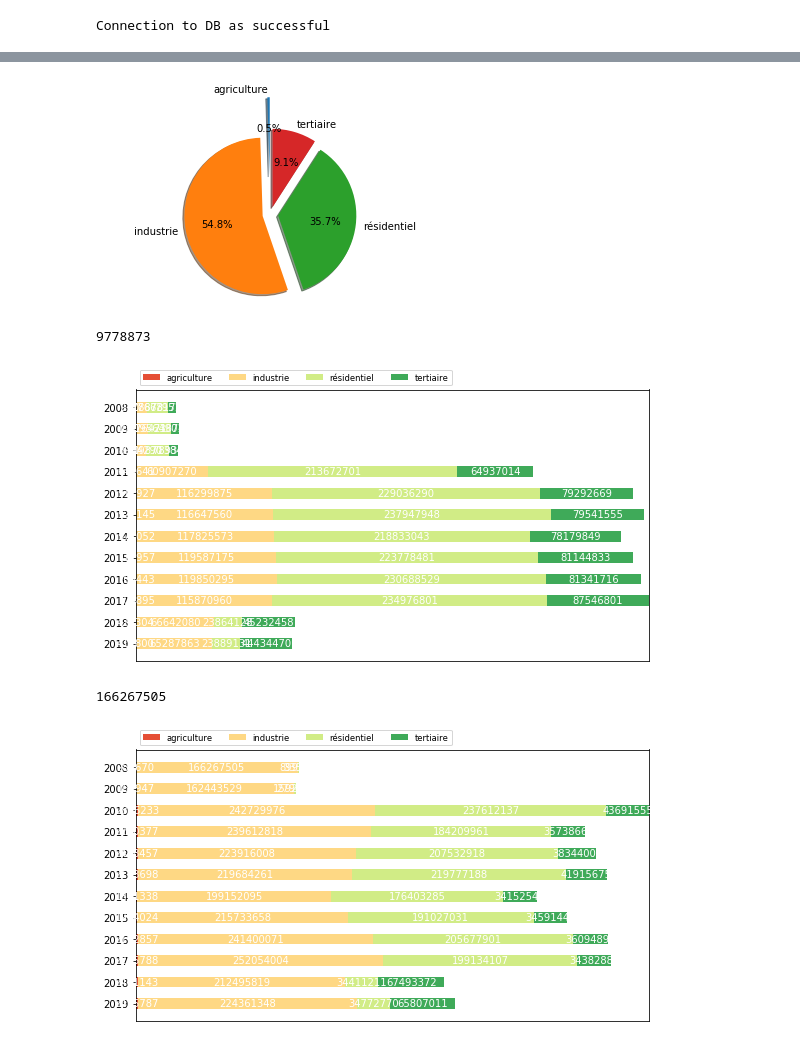
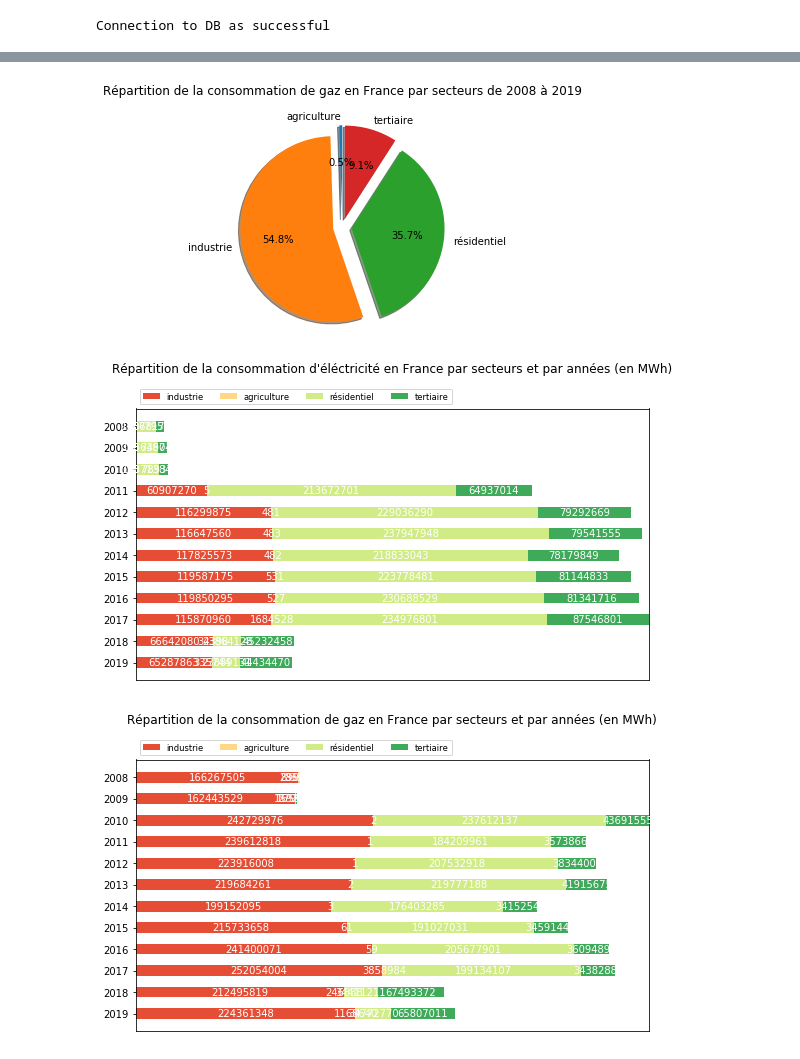
Before and after one commit to Adriengith/ad_final_energie, a Jupyter notebook: jupyter.ipynb, the cells around one changed output, grey strips where cells are left out. Drawn from its saved outputs; the diff is of its cells as text; code cells hidden in the pictures.

```diff
--- a/jupyter.ipynb
+++ b/jupyter.ipynb
@@ -60,17 +60,18 @@ def create_connection(db_name, db_user, db_password, db_host, db_port):
         print(f"The error '{e}' as occured")
     return connection
 
-connection = create_connection("energies","postgres","postgres","localhost","5432")
+#connection = create_connection("energies","postgres","postgres","localhost","5432")
+connection = create_connection("d3pvs2os3gslub","bwrohjwhdhrmwi","7329cb14386e5a1496ce48df179b55186810b88e7d2d3156d97d64a01a83297d","ec2-54-220-229-215.eu-west-1.compute.amazonaws.com","5432")
 # %% [output]
 Connection to DB as successful
 # %%
-with connection.cursor() as cursor:
-    cursor.execute("""select deliveries.id, energies.energy, operators.operator, deliveries.date, territories.territory, sectors.sector, deliveries.conso, deliveries.address, cities.city
-                    FROM deliveries
-                    INNER JOIN energies ON energies.id = deliveries.energy_id
-                    INNER JOIN operators ON operators.id = deliveries.operator_id
-                    INNER JOIN territories ON territories.id = deliveries.territory_id
-                    INNER JOIN sectors ON sectors.id = deliveries.sector_id
-                    INNER JOIN cities ON cities.id = deliveries.city_id;""")
-    fetchall = cursor.fetchall()
-    print(len(fetchall))
+# with connection.cursor() as cursor:
+#     cursor.execute("""select deliveries.id, energies.energy, operators.operator, deliveries.date, territories.territory, sectors.sector, deliveries.conso, deliveries.address, cities.city
+#                     FROM deliveries
+#                     INNER JOIN energies ON energies.id = deliveries.energy_id
+#                     INNER JOIN operators ON operators.id = deliveries.operator_id
+#                     INNER JOIN territories ON territories.id = deliveries.territory_id
+#                     INNER JOIN sectors ON sectors.id = deliveries.sector_id
+#                     INNER JOIN cities ON cities.id = deliveries.city_id;""")
+#     fetchall = cursor.fetchall()
+#     print(len(fetchall))
@@ -129,9 +122,9 @@ fig, ax = plt.subplots()
 ax.stackplot(year, population_by_continent.values(),
              labels=population_by_continent.keys())
 ax.legend(loc='upper left')
-#ax.set_title('World population')
+ax.set_title("Consommation d'électricité et de gaz en France par années\n")
 ax.set_xlabel('Années')
-ax.set_ylabel('Dizaines de milions de MWh')
+ax.set_ylabel('Centaines de milions de MWh')
 
 plt.show()
 # %% [output]
@@ -179,17 +173,17 @@ with connection.cursor() as cursor:
 
 # Pie chart, where the slices will be ordered and plotted counter-clockwise:
 labels = 'agriculture', 'industrie', 'résidentiel', 'tertiaire'
-sizes = [fetchall[1][1], fetchall[2][1], fetchall[3][1], fetchall[4][1]]
-explode = (0.5, 0.1, 0.1, 0.1)  # only "explode" the 2nd slice (i.e. 'Hogs')
+sizes = [fetchall[0][1], fetchall[1][1], fetchall[3][1], fetchall[4][1]]
+explode = (0.1, 0.1, 0.1, 0.1)  # only "explode" the 2nd slice (i.e. 'Hogs')
 
 fig1, ax1 = plt.subplots()
 ax1.pie(sizes, explode=explode, labels=labels, autopct='%1.1f%%',
         shadow=True, startangle=90)
 ax1.axis('equal')  # Equal aspect ratio ensures that pie is drawn as a circle.
-
+ax1.set_title("Répartition de la consommation de gaz en France par secteurs de 2008 à 2019\n")
 plt.show()
 # %% [output]
-[figure, old version]
+[figure, new version]
 # %%
 #TOTAL CONSO ELEC PAR SECTEUR ET ANNEE
 
@@ -205,7 +199,7 @@ with connection.cursor() as cursor:
 
 
 
-category_names = ['agriculture', 'industrie',
+category_names = ['industrie', 'agriculture',
                   'résidentiel', 'tertiaire']
 results = {
     '2008': [0, fetchall[1][2], fetchall[2][2], fetchall[3][2]],
@@ -259,15 +253,14 @@ def survey(results, category_names):
                     color=text_color)
     ax.legend(ncol=len(category_names), bbox_to_anchor=(0, 1),
               loc='lower left', fontsize='small')
-
+    ax.set_title("Répartition de la consommation d'éléctricité en France par secteurs et par années (en MWh)\n\n")
     return fig, ax
 
-
+#print("R")
 survey(results, category_names)
 plt.show()
 # %% [output]
-9778873
-[figure, old version]
+[figure, new version]
 # %%
 #TOTAL CONSO GAZ PAR SECTEUR ET ANNEE
 
@@ -283,11 +276,11 @@ with connection.cursor() as cursor:
 
 
 
-category_names = ['agriculture', 'industrie',
+category_names = ['industrie', 'agriculture',
                   'résidentiel', 'tertiaire']
 results = {
-    '2008': [fetchall[0][2], fetchall[1][2], fetchall[2][2], fetchall[3][2]],
-    '2009': [fetchall[4][2], fetchall[5][2], fetchall[6][2], fetchall[7][2]],
+    '2008': [fetchall[1][2], fetchall[0][2], fetchall[2][2], fetchall[3][2]],
+    '2009': [fetchall[5][2], fetchall[4][2], fetchall[6][2], fetchall[7][2]],
     '2010': [fetchall[9][2], fetchall[10][2], fetchall[11][2], fetchall[12][2]],
     '2011': [fetchall[14][2], fetchall[15][2], fetchall[16][2], fetchall[17][2]],
     '2012': [fetchall[19][2], fetchall[20][2], fetchall[21][2], fetchall[22][2]],
@@ -316,36 +309,35 @@ def survey(results, category_names):
     data = np.array(list(results.values()))
     data_cum = data.cumsum(axis=1)
     category_colors = plt.get_cmap('RdYlGn')(
         np.linspace(0.15, 0.85, data.shape[1]))
 
     fig, ax = plt.subplots(figsize=(9.2, 5))
     ax.invert_yaxis()
     ax.xaxis.set_visible(False)
     ax.set_xlim(0, np.sum(data, axis=1).max())
 
     for i, (colname, color) in enumerate(zip(category_names, category_colors)):
         widths = data[:, i]
         starts = data_cum[:, i] - widths
         ax.barh(labels, widths, left=starts, height=0.5,
                 label=colname, color=color)
         xcenters = starts + widths / 2
 
         r, g, b, _ = color
         text_color = 'white' if r * g * b < 0.5 else 'darkgrey'
         for y, (x, c) in enumerate(zip(xcenters, widths)):
             ax.text(x, y, str(int(c)), ha='center', va='center',
                     color=text_color)
     ax.legend(ncol=len(category_names), bbox_to_anchor=(0, 1),
               loc='lower left', fontsize='small')
-
+    ax.set_title("Répartition de la consommation de gaz en France par secteurs et par années (en MWh)\n\n")
     return fig, ax
 
 
 survey(results, category_names)
 plt.show()
 # %% [output]
-166267505
-[figure, old version]
+[figure, new version]
 # %%
 #TOP TOTAL CONSO ELEC PAR OPERATOR
 
```
Also changed, not shown: parts of 10 cells of this notebook.
